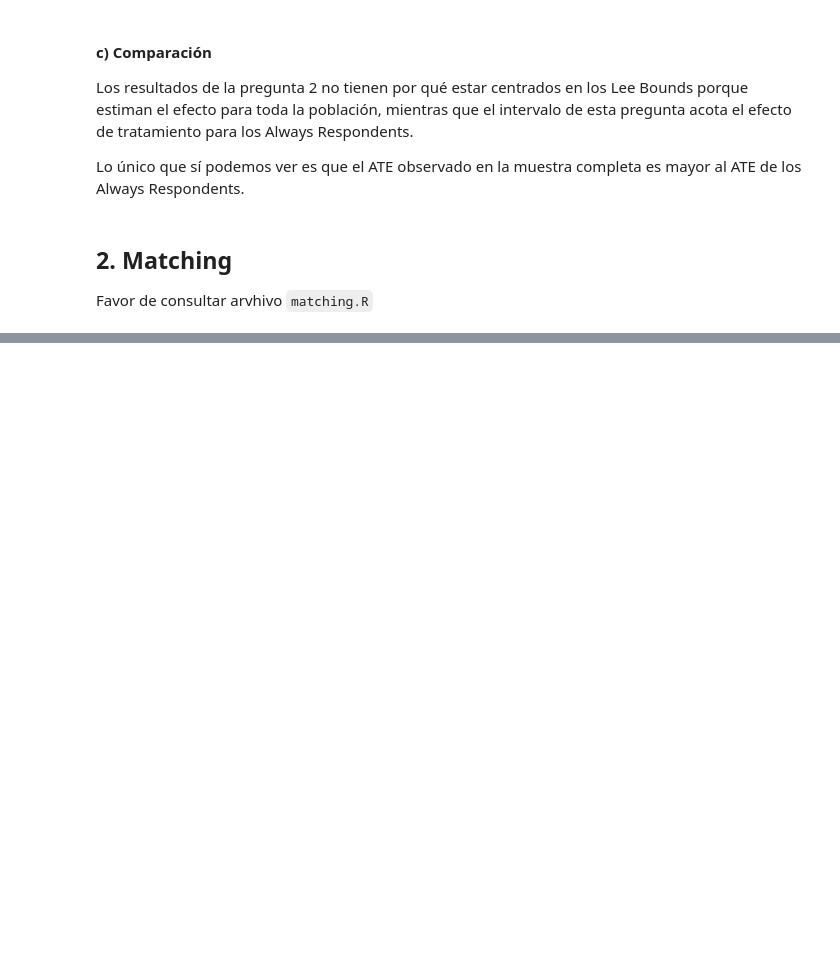
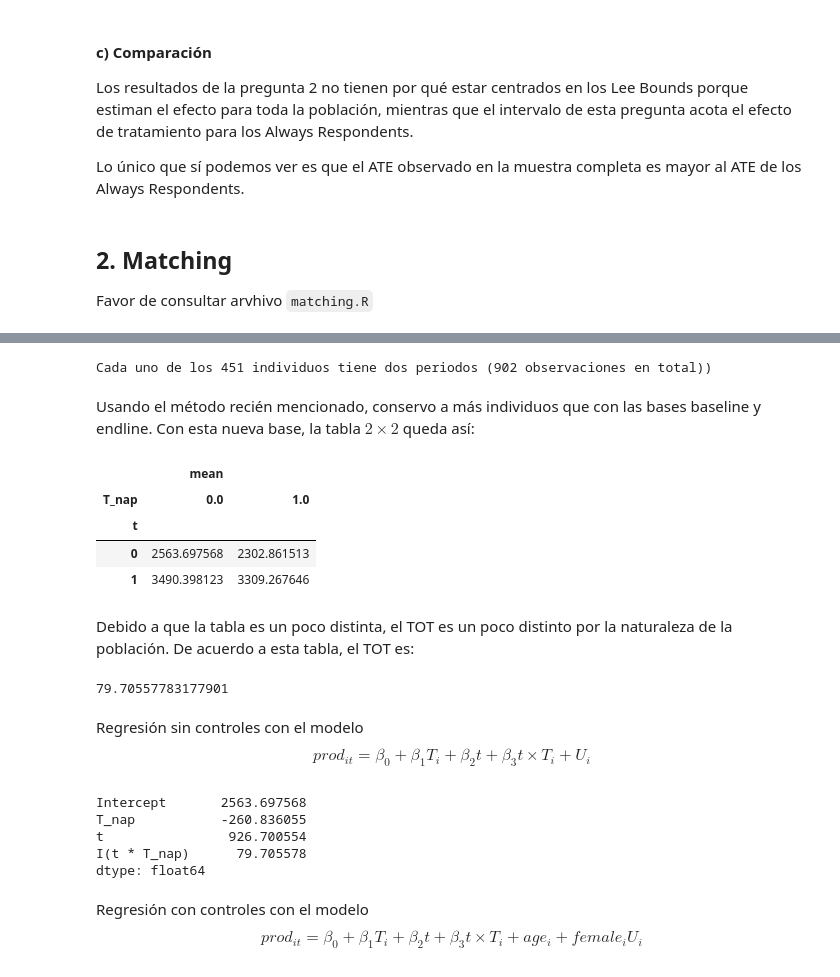
Before and after one commit to ArturoSbr/EmtrAp-hw01, a Jupyter notebook: cod/main.ipynb, the cells around one changed output, grey strips where cells are left out. Saved outputs shown, nothing was run; the diff lists cells and outputs as text; code cells hidden in the pictures; blank space fills up the shorter version.

```diff
--- a/cod/main.ipynb
+++ b/cod/main.ipynb
@@ -597,0 +634,9 @@ Favor de consultar arvhivo `matching.R`
+# %%
+# Asignar tiempo binario
+d3['t'] = np.where(d3['day_in_study'] <= 8, 0, 1)
+
+# Agrupar por i, t para tener dos observationes por individuo
+t = d3.groupby(['pid','t'])[['productivity','T_nap','age_','female_']].mean().reset_index()
+
+# Verificar si todos tienen dos periodos observados
+t.groupby('pid').size().agg(['min','max'])
@@ -597,0 +659,50 @@ Favor de consultar arvhivo `matching.R`
+# %%
+# Quitar a pid que tiene NAN en productivity
+t = t[t['pid'] != t.loc[t['productivity'].isna(), 'pid'].item()]
+
+# Conteo
+print(f"Cada uno de los {t['pid'].nunique()} individuos tiene dos periodos ({len(t)} observaciones en total))")
+# %% [output]
+Cada uno de los 451 individuos tiene dos periodos (902 observaciones en total))
+# %% [markdown]
+Usando el método recién mencionado, conservo a más individuos que con las bases baseline y endline. Con esta nueva base, la tabla $2 \times 2$ queda así:
+# %%
+# Agrupar
+t2 = t.groupby(['T_nap','t'])['productivity'].mean().reset_index(name='mean')
+
+# Formato 2x2
+t2 = t2.pivot(index='t', columns='T_nap')
+
+# Visualizar
+t2
+
+# To latex
+# print(t2.to_latex(float_format='%.2f', caption='Matriz de comparación (Versión 2)', label='t3_2x2_v2'))
+# %% [output]
+|  | mean |  |
+| T_nap | 0.0 | 1.0 |
+| t |  |  |
+| 0 | 2563.697568 | 2302.861513 |
+| 1 | 3490.398123 | 3309.267646 |
+# %% [markdown]
+Debido a que la tabla es un poco distinta, el TOT es un poco distinto por la naturaleza de la población. De acuerdo a esta tabla, el TOT es:
+# %%
+(t2.iloc[1, 1] - t2.iloc[0, 1]) - (t2.iloc[1, 0] - t2.iloc[0, 0])
+# %% [output]
+79.70557783177901
+# %% [markdown]
+Regresión sin controles con el modelo
+$$prod_{it} = \beta_0 + \beta_1 T_i + \beta_2 t + \beta_3 t \times T_i + U_i$$
+# %%
+# Regresión con controles
+m = OLS.from_formula('productivity ~ T_nap + t + I(t*T_nap)', t).fit()
+m.params
+# %% [output]
+Intercept       2563.697568
+T_nap           -260.836055
+t                926.700554
+I(t * T_nap)      79.705578
+dtype: float64
+# %% [markdown]
+Regresión con controles con el modelo
+$$prod_{it} = \beta_0 + \beta_1 T_i + \beta_2 t + \beta_3 t \times T_i + age_i + female_i U_i$$
```
Also changed, not shown: parts of 10 cells of this notebook.
